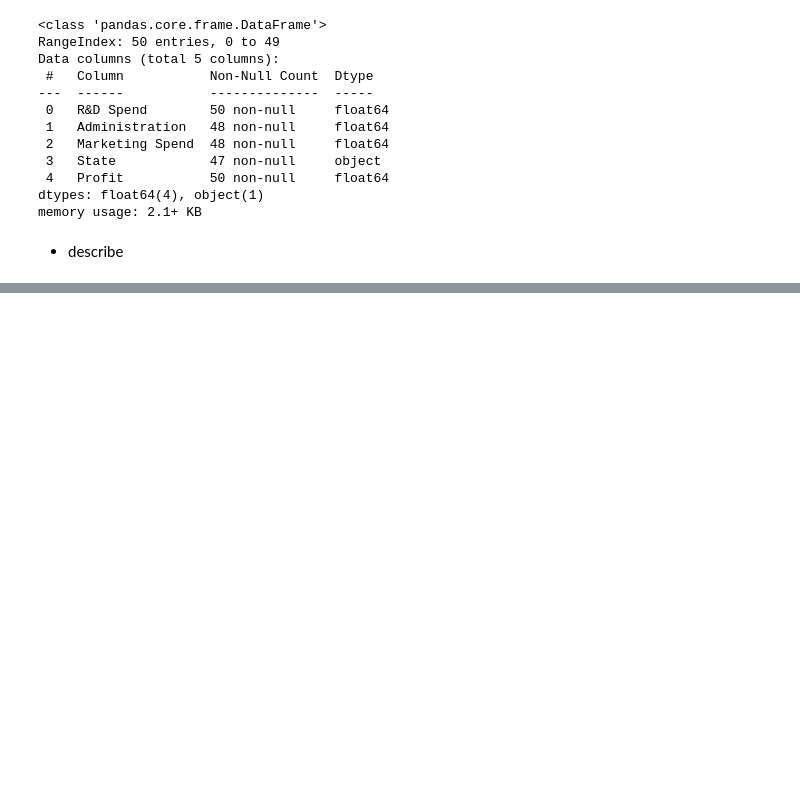
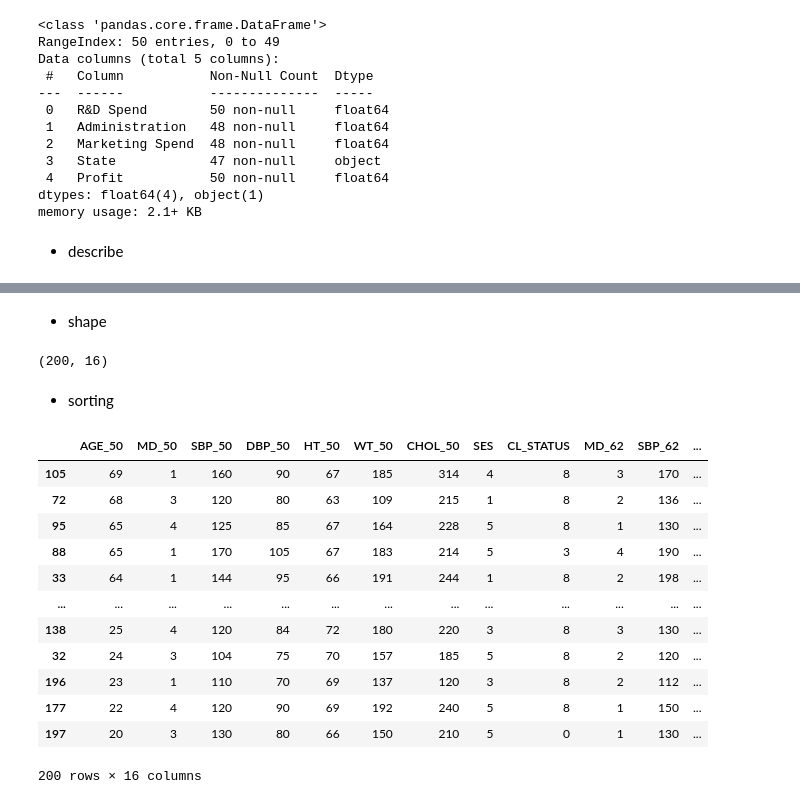
Before and after one commit to ibrahimediz/DataMiningFundamentals, a Jupyter notebook: Documents/01_Libraries/01_fundamentals.ipynb, the cells around one changed output, grey strips where cells are left out. Cells and saved outputs as stored; diff of their text form; code cells hidden in the pictures; blank space fills up the shorter version.

```diff
--- a/Documents/01_Libraries/01_fundamentals.ipynb
+++ b/Documents/01_Libraries/01_fundamentals.ipynb
@@ -157,0 +316,24 @@ df.describe()
+# %% [markdown]
+* shape
+# %%
+df.shape
+# %% [output]
+(200, 16)
+# %% [markdown]
+* sorting
+# %%
+df.sort_values("AGE_50",ascending=False)
+# %% [output]
+|  | AGE_50 | MD_50 | SBP_50 | DBP_50 | HT_50 | WT_50 | CHOL_50 | SES | CL_STATUS | MD_62 | SBP_62 | ... |
+| 105 | 69 | 1 | 160 | 90 | 67 | 185 | 314 | 4 | 8 | 3 | 170 | ... |
+| 72 | 68 | 3 | 120 | 80 | 63 | 109 | 215 | 1 | 8 | 2 | 136 | ... |
+| 95 | 65 | 4 | 125 | 85 | 67 | 164 | 228 | 5 | 8 | 1 | 130 | ... |
+| 88 | 65 | 1 | 170 | 105 | 67 | 183 | 214 | 5 | 3 | 4 | 190 | ... |
+| 33 | 64 | 1 | 144 | 95 | 66 | 191 | 244 | 1 | 8 | 2 | 198 | ... |
+| ... | ... | ... | ... | ... | ... | ... | ... | ... | ... | ... | ... | ... |
+| 138 | 25 | 4 | 120 | 84 | 72 | 180 | 220 | 3 | 8 | 3 | 130 | ... |
+| 32 | 24 | 3 | 104 | 75 | 70 | 157 | 185 | 5 | 8 | 2 | 120 | ... |
+| 196 | 23 | 1 | 110 | 70 | 69 | 137 | 120 | 3 | 8 | 2 | 112 | ... |
+| 177 | 22 | 4 | 120 | 90 | 69 | 192 | 240 | 5 | 8 | 1 | 150 | ... |
+| 197 | 20 | 3 | 130 | 80 | 66 | 150 | 210 | 5 | 0 | 1 | 130 | ... |
+200 rows × 16 columns
```
Also changed, not shown: parts of 31 cells of this notebook, 8 other files.
